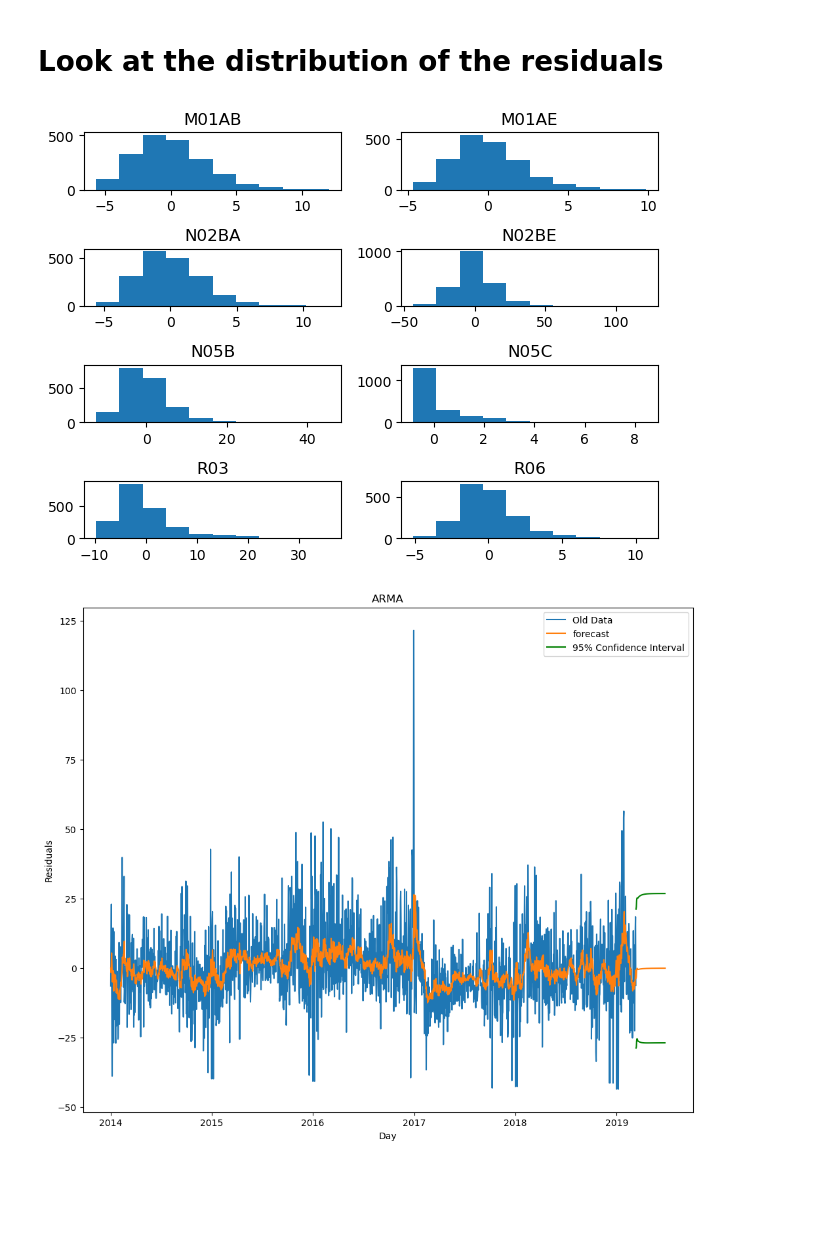
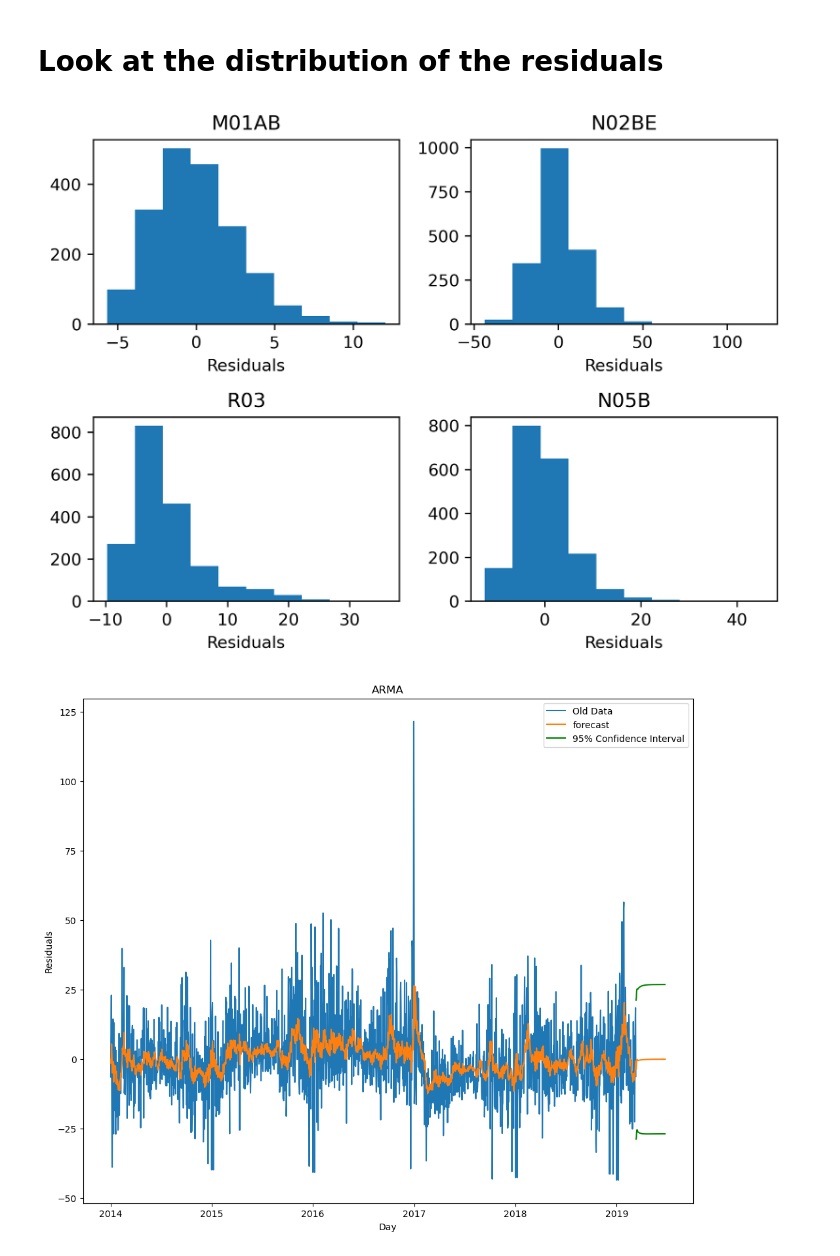
Before and after one commit to chloe-engler-hart/vol3_project, a Jupyter notebook: Scripts/5_decomp_ARMA_individual_drugs.ipynb, the cells around one changed output. Drawn from its saved outputs; the diff is of its cells as text; code cells hidden in the pictures; blank space fills up the shorter version.

```diff
--- a/Scripts/5_decomp_ARMA_individual_drugs.ipynb
+++ b/Scripts/5_decomp_ARMA_individual_drugs.ipynb
@@ -165,15 +168,18 @@ plt.show()
 # Look at the distribution of the residuals
 # %%
 #Get the weekly residuals
-for i,col in enumerate(drug_list):
-    plt.subplot(4,2,i+1)
+plt.figure(dpi=300)
+for i,col in enumerate(['M01AB', 'N02BE', 'R03', 'N05B']):
+    plt.subplot(2,2,i+1)
     plt.hist(residuals[col])
     plt.title(col)
+    plt.xlabel('Residuals')
 
 plt.tight_layout()
+plt.savefig('../Figures/Figure_2.png')
 plt.show()
 # %% [output]
-[figure, old version]
+[figure, new version]
 # %%
 def model_identification(ts,p_max=4,q_max=4, ours=False):
     """
```
Also changed, not shown: parts of 5 cells of this notebook, 1 other file.
